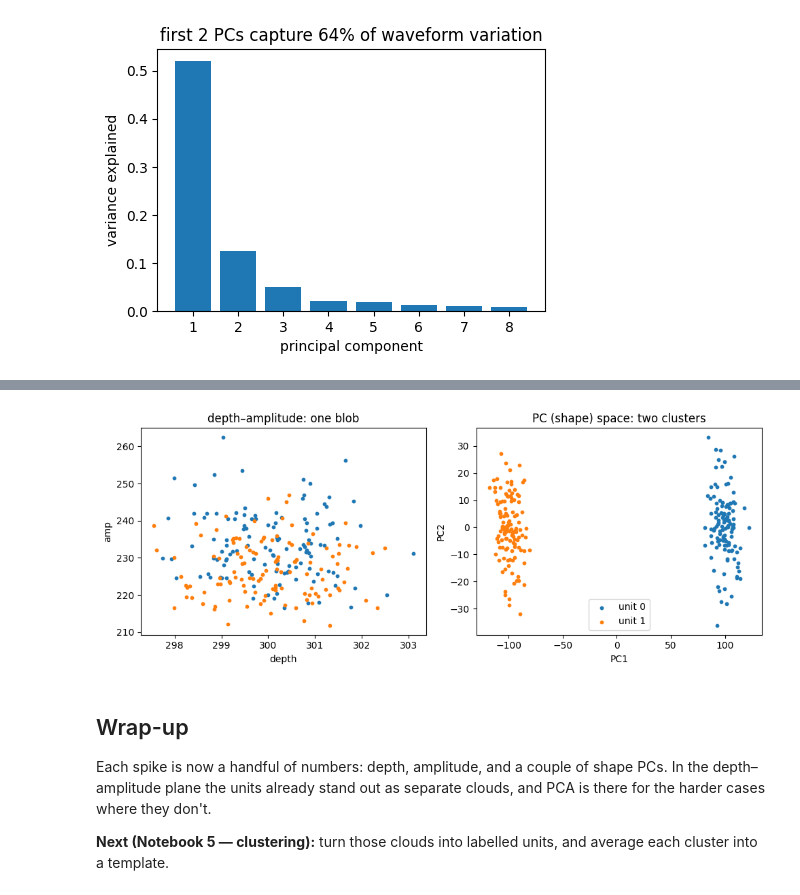
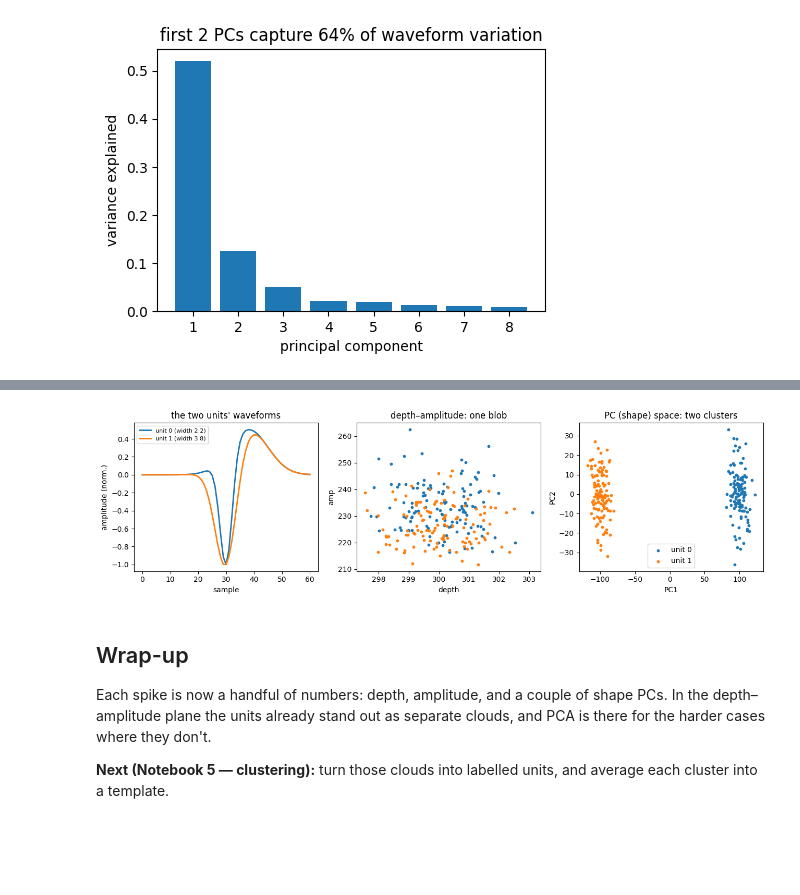
Before and after one commit to stootoon/swc-en-2026, a Jupyter notebook: ephys-pop/notebooks/04_features_solutions.ipynb, the cells around one changed output, grey strips where cells are left out. Drawn from its saved outputs; the diff is of its cells as text; code cells hidden in the pictures; blank space fills up the shorter version.

```diff
--- a/ephys-pop/notebooks/04_features_solutions.ipynb
+++ b/ephys-pop/notebooks/04_features_solutions.ipynb
@@ -184,27 +217,33 @@ depth and amplitude are enough, but in dense tissue shape is what saves you.
 # %%
 probe = rec.probe
 def one_unit(width, seed):
     wf = ps.spike_waveform(trough_width=width)
     tmpl = ps.make_template(probe, [0, 300], amplitude=150, waveform=wf)
-    # jitter each spike with noise to make a cloud
     rng = np.random.default_rng(seed)
     return np.array([tmpl + rng.normal(0, 8, tmpl.shape) for _ in range(120)])
 
 snips = np.concatenate([one_unit(2.2, 1), one_unit(3.8, 2)])
 lab = np.r_[np.zeros(120), np.ones(120)].astype(int)
 _, amp2, dep2 = ps.localize(snips, probe)
 sc2 = ps.pca_features(ps.peak_waveforms(snips), 2)[0]
 
-fig, axes = plt.subplots(1, 2, figsize=(10, 4))
+fig, axes = plt.subplots(1, 3, figsize=(13, 3.8))
+# (1) the actual waveforms -- the shape difference PCA will detect
+for u, width in [(0, 2.2), (1, 3.8)]:
+    axes[0].plot(ps.spike_waveform(trough_width=width), color=ps.plotting.unit_color(u),
+                 lw=2, label=f"unit {u} (width {width})")
+axes[0].set_title("the two units' waveforms"); axes[0].set_xlabel("sample")
+axes[0].set_ylabel("amplitude (norm.)"); axes[0].legend(fontsize=8)
+# (2) + (3) the two feature spaces
 for u in [0, 1]:
     m = lab == u
-    axes[0].scatter(dep2[m], amp2[m], s=10, color=ps.plotting.unit_color(u))
-    axes[1].scatter(sc2[m, 0], sc2[m, 1], s=10, color=ps.plotting.unit_color(u), label=f"unit {u}")
-axes[0].set_title("depth–amplitude: one blob"); axes[0].set_xlabel("depth"); axes[0].set_ylabel("amp")
-axes[1].set_title("PC (shape) space: two clusters"); axes[1].set_xlabel("PC1"); axes[1].set_ylabel("PC2")
-axes[1].legend(); plt.tight_layout(); plt.show()
+    axes[1].scatter(dep2[m], amp2[m], s=10, color=ps.plotting.unit_color(u))
+    axes[2].scatter(sc2[m, 0], sc2[m, 1], s=10, color=ps.plotting.unit_color(u), label=f"unit {u}")
+axes[1].set_title("depth–amplitude: one blob"); axes[1].set_xlabel("depth"); axes[1].set_ylabel("amp")
+axes[2].set_title("PC (shape) space: two clusters"); axes[2].set_xlabel("PC1"); axes[2].set_ylabel("PC2")
+axes[2].legend(); plt.tight_layout(); plt.show()
 # %% [output]
-[figure, old version]
+[figure, new version]
 # %% [markdown]
 ## Wrap-up
 
```
Also changed, not shown: parts of 6 cells of this notebook, 2 other files.
